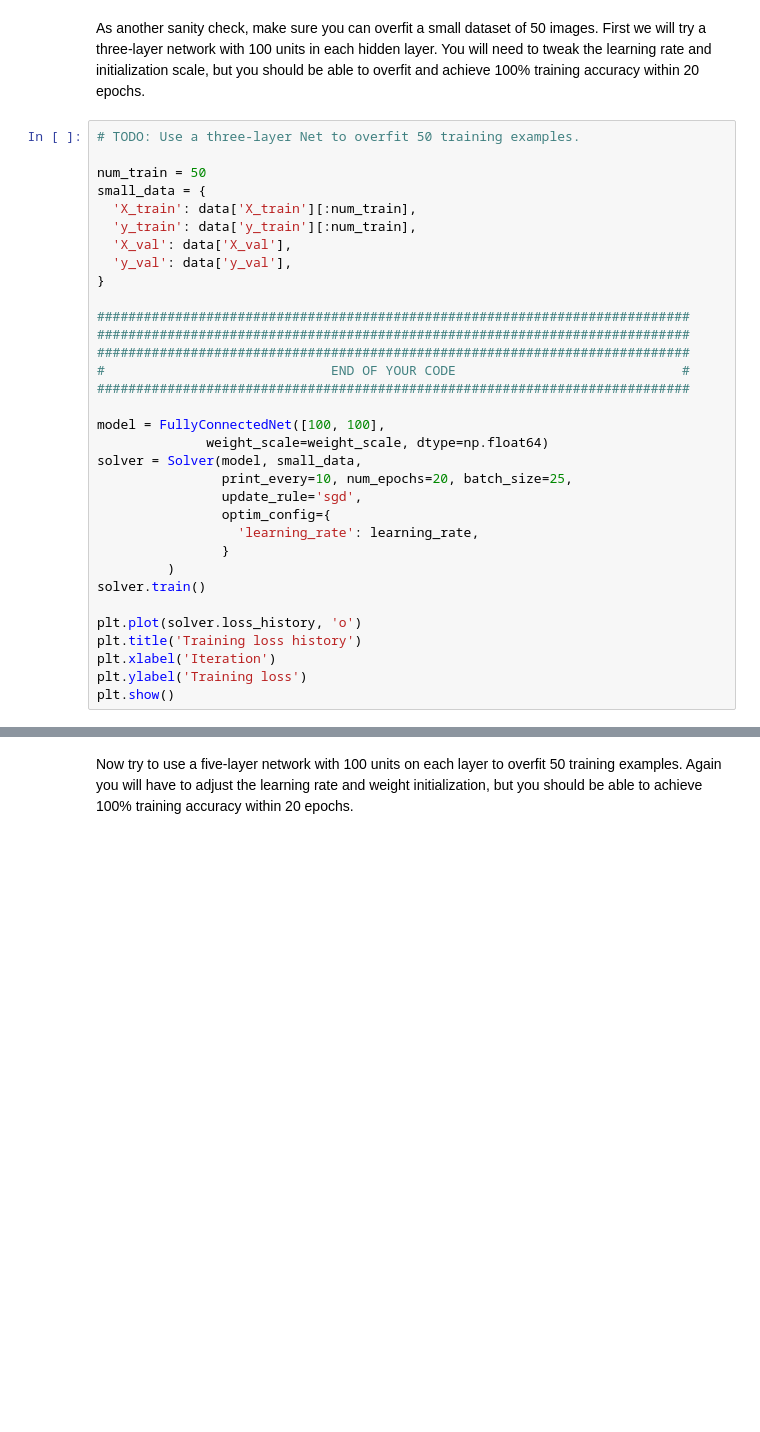
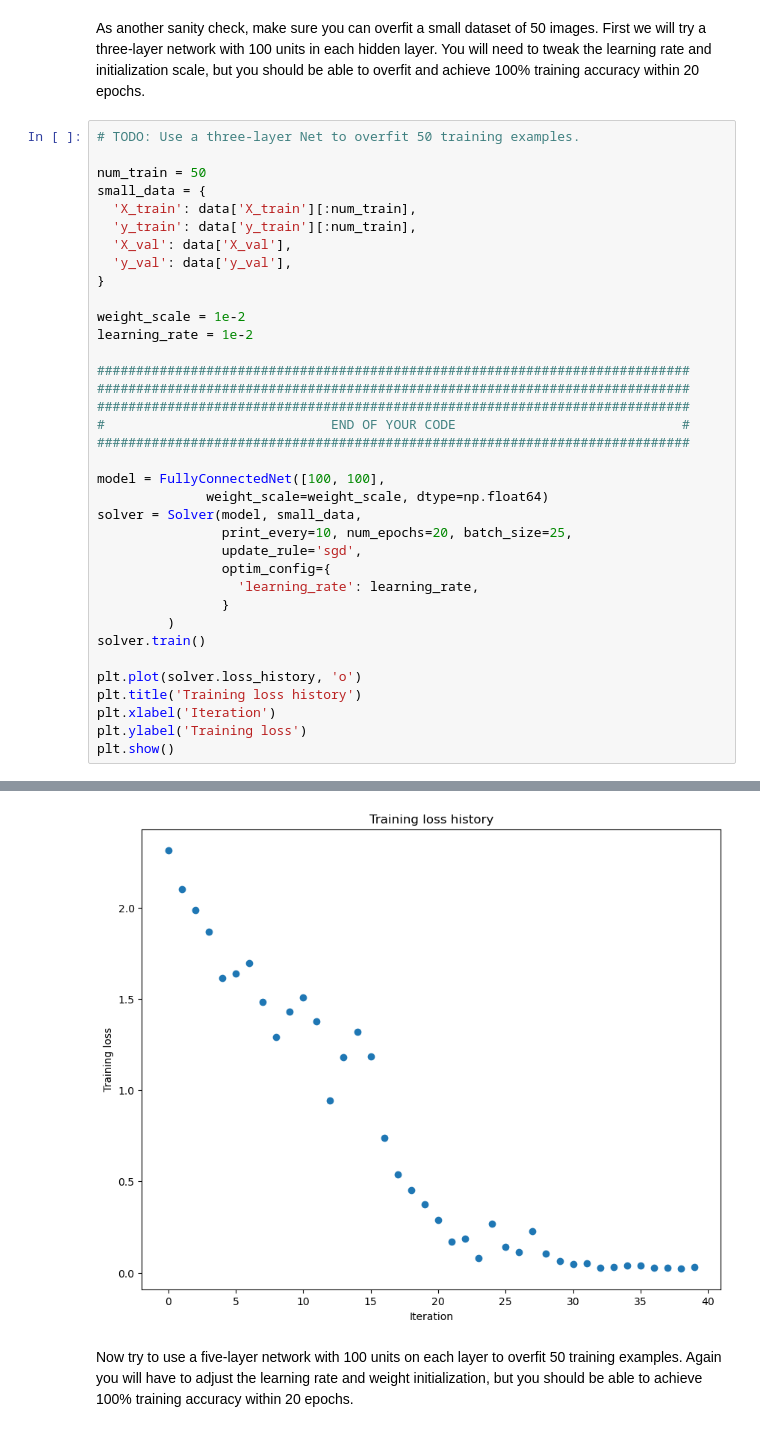
Before and after one commit to TonyHGF/cs182sp25_public, a Jupyter notebook: hw00/code/networks.ipynb, the cells around one changed output, grey strips where cells are left out. Saved outputs shown, nothing was run; the diff lists cells and outputs as text; blank space fills up the shorter version.

```diff
--- a/hw00/code/networks.ipynb
+++ b/hw00/code/networks.ipynb
@@ -375,6 +479,9 @@ small_data = {
   'X_val': data['X_val'],
   'y_val': data['y_val'],
 }
+
+weight_scale = 1e-2
+learning_rate = 1e-2
 
 ############################################################################
 ############################################################################
@@ -398,3 +505,4 @@ plt.title('Training loss history')
 plt.xlabel('Iteration')
 plt.ylabel('Training loss')
 plt.show()
+# %% [output]
@@ -401,3 +526,4 @@ plt.show()
+[figure, added]
 # %% [markdown]
 Now try to use a five-layer network with 100 units on each layer to overfit 50 training examples. Again you will have to adjust the learning rate and weight initialization, but you should be able to achieve 100% training accuracy within 20 epochs.
 # %%
```
Also changed, not shown: parts of 20 cells of this notebook, 11 other files.
